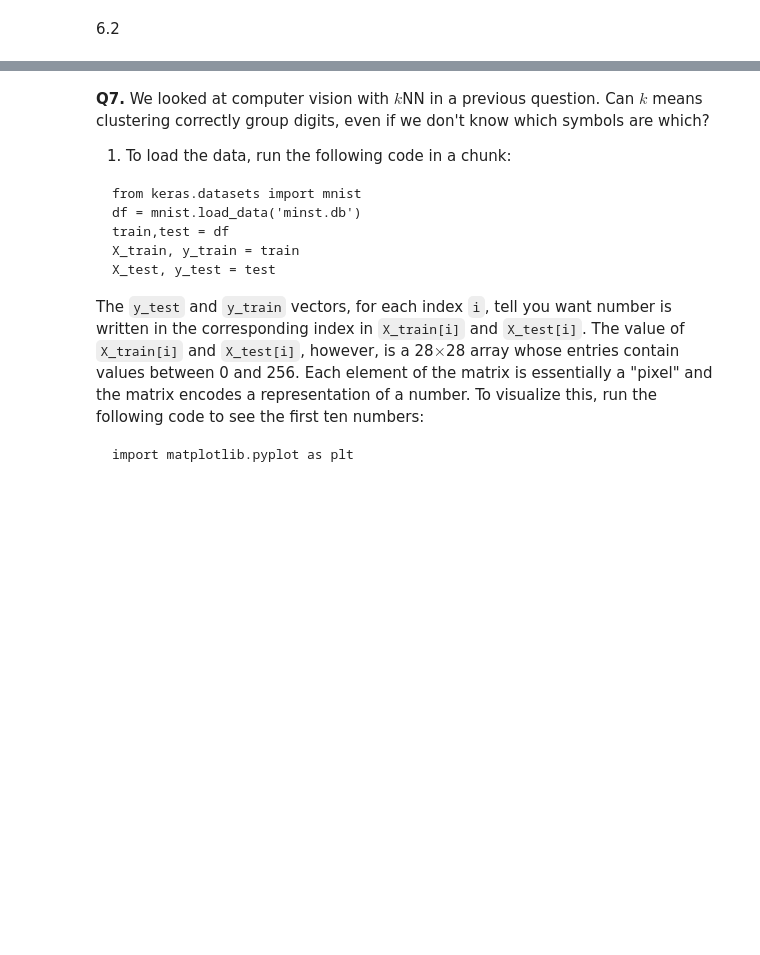
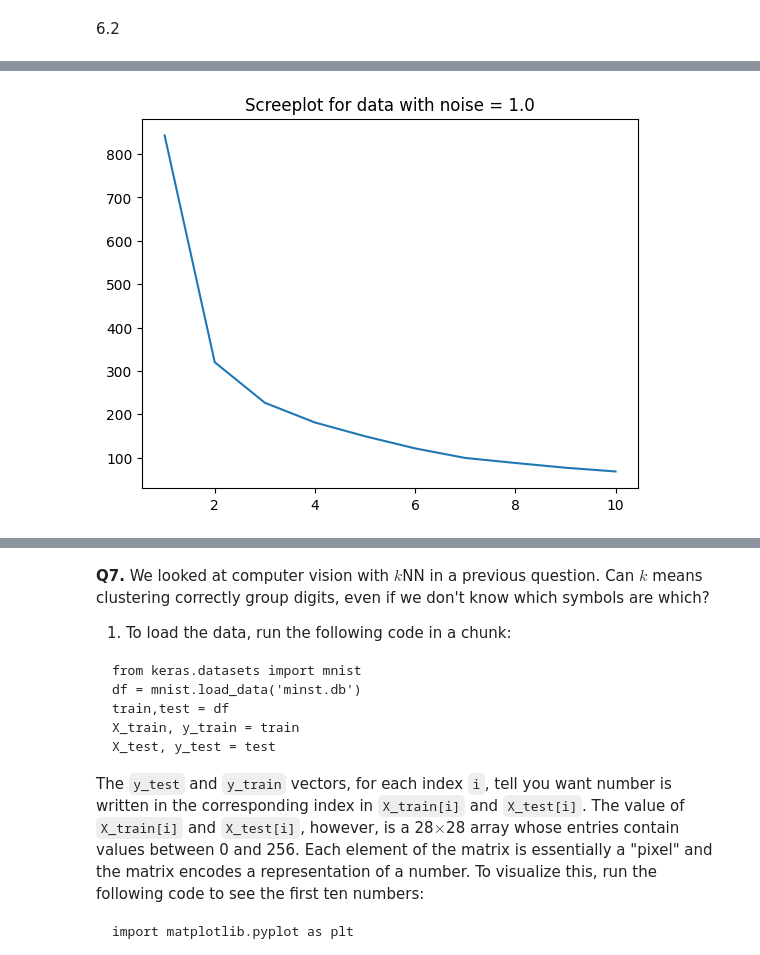
Before and after one commit to Sabrina-Hendricks/assignment3, a Jupyter notebook: assignment_knn_and_kmc.ipynb, the cells around one changed output, grey strips where cells are left out. Cells and saved outputs as stored; diff of their text form; code cells hidden in the pictures; blank space fills up the shorter version.

```diff
--- a/assignment_knn_and_kmc.ipynb
+++ b/assignment_knn_and_kmc.ipynb
@@ -602,0 +619,4 @@ plot_scatter(df2_0, 'Dataset with Noise = 2.0')
+# %%
+screePlot(df1_0, 'Screeplot for data with noise = 1.0')
+# %% [output]
+[figure, added]
```
Also changed, not shown: parts of 13 cells of this notebook.
